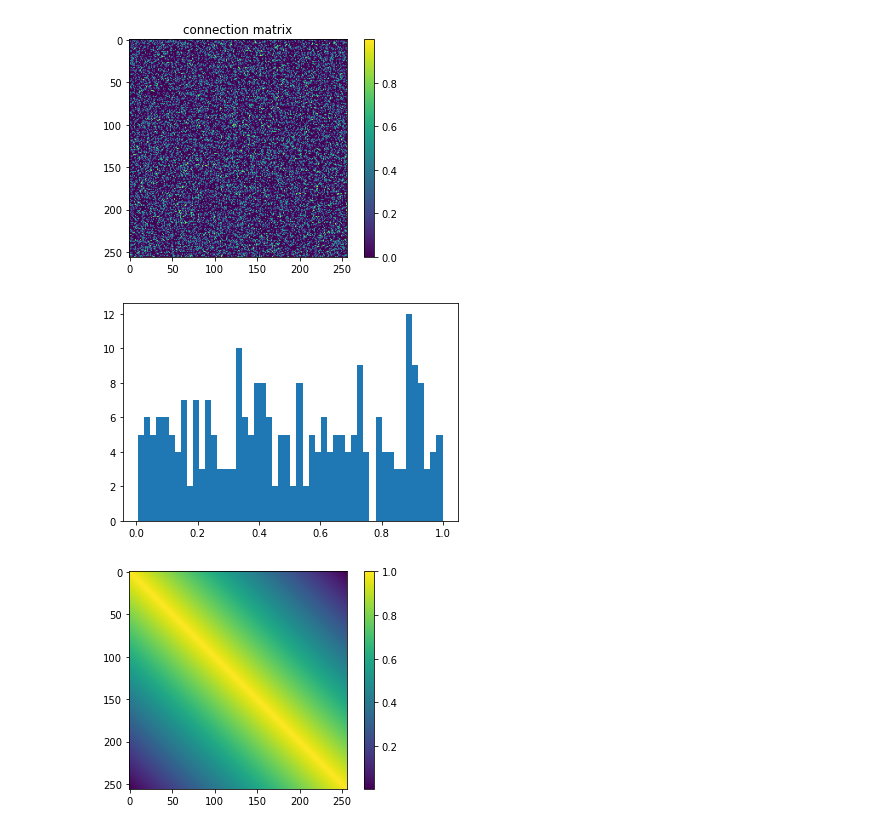
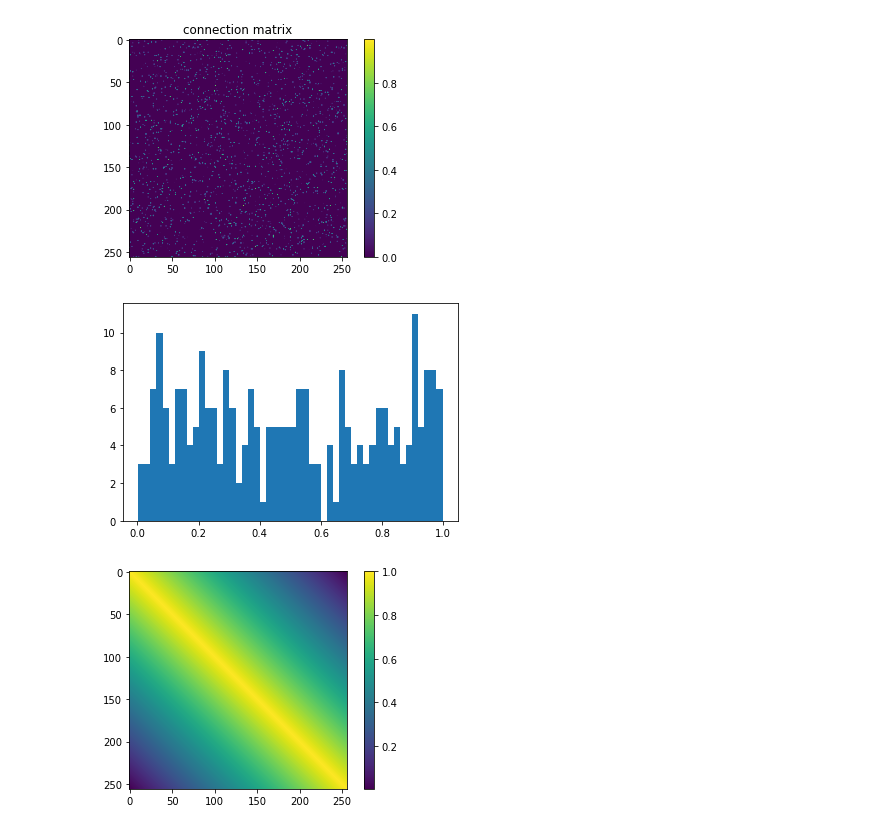
Before and after one commit to Benecoder/quantitative_PT, a Jupyter notebook: spiking_network.ipynb, the cells around one changed output. Saved outputs shown, nothing was run; the diff lists cells and outputs as text; code cells hidden in the pictures.

```diff
--- a/spiking_network.ipynb
+++ b/spiking_network.ipynb
@@ -4,27 +5,30 @@ import matplotlib.pyplot as plt
 # %%
 no_neurons = 256
-sparsity = 0.7
-M = (np.random.random((no_neurons,no_neurons))>sparsity).astype(np.float64)
-M *= np.random.random((no_neurons,no_neurons))
+def get_M(no_neurons=256,sparsity=0.7,local=False):
+    M = (np.random.random((no_neurons,no_neurons))>sparsity).astype(np.float64)
+    M *= np.random.random((no_neurons,no_neurons))
+    if local:
+        A = np.arange(no_neurons**2).reshape(no_neurons,no_neurons)
+        x = (A//no_neurons)/no_neurons
+        y = (A%no_neurons)/no_neurons
+        locality = 1.-np.abs(x-y)**0.2
+        M *= locality
+    return M
+M = get_M(no_neurons,sparsity=0.97)
 
-A = np.arange(no_neurons**2).reshape(no_neurons,no_neurons)
-x = (A//no_neurons)/no_neurons
-y = (A%no_neurons)/no_neurons
-#locality = 1.-np.abs(x-y)**0.2
-#M *= locality
 
 leackage = np.random.random(no_neurons)
 
 plt.imshow(M)
 plt.colorbar()
 plt.title('connection matrix')
 plt.show()
 
 plt.hist(leackage,bins=50)
 plt.show()
 # %% [output]
-[figure, old version]
+[figure, new version]
-[figure, old version]
+[figure, new version]
 # %%
 A = np.arange(no_neurons**2).reshape(no_neurons,no_neurons)
 x = (A//no_neurons)/no_neurons
```
Also changed, not shown: parts of 10 cells of this notebook, 1 other file.
